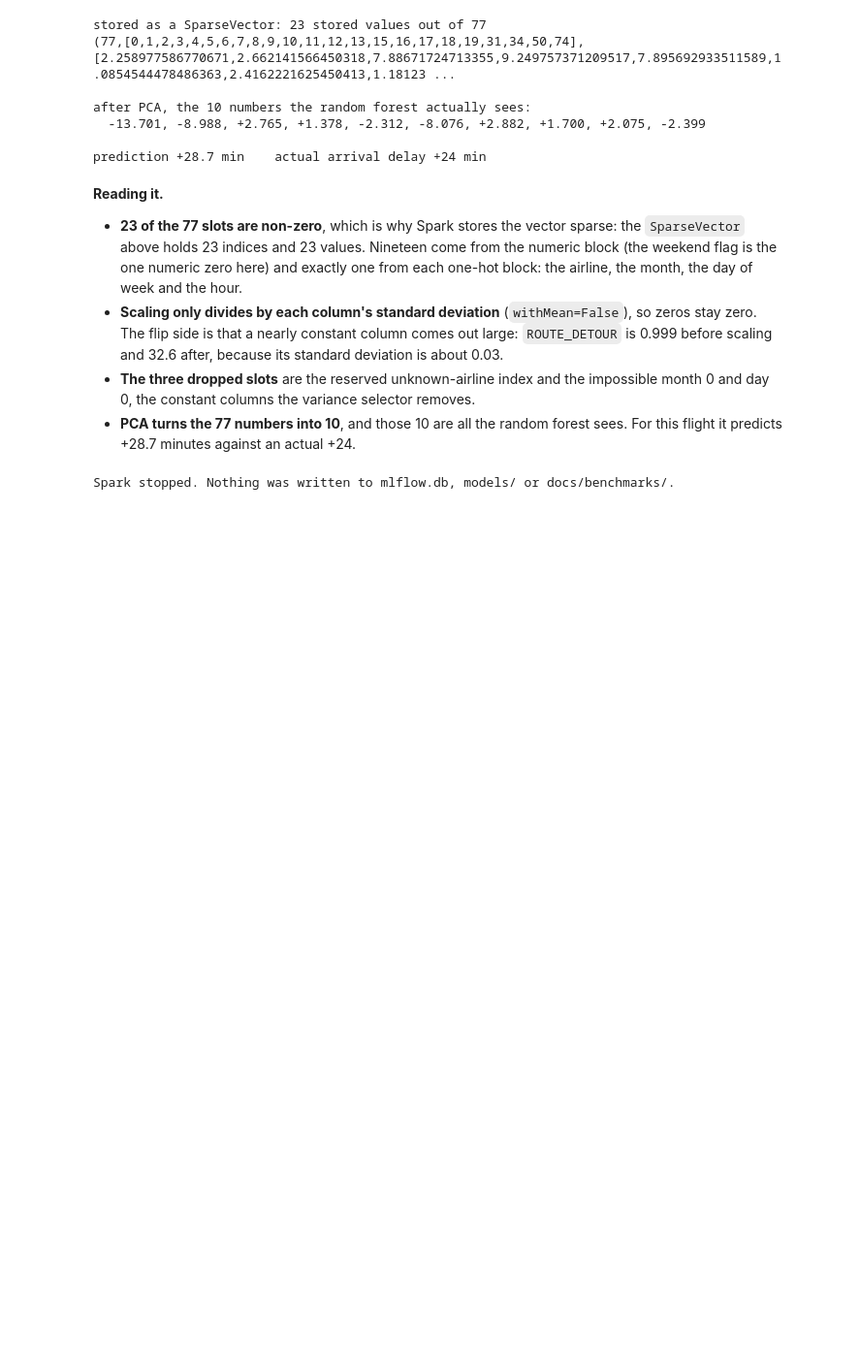
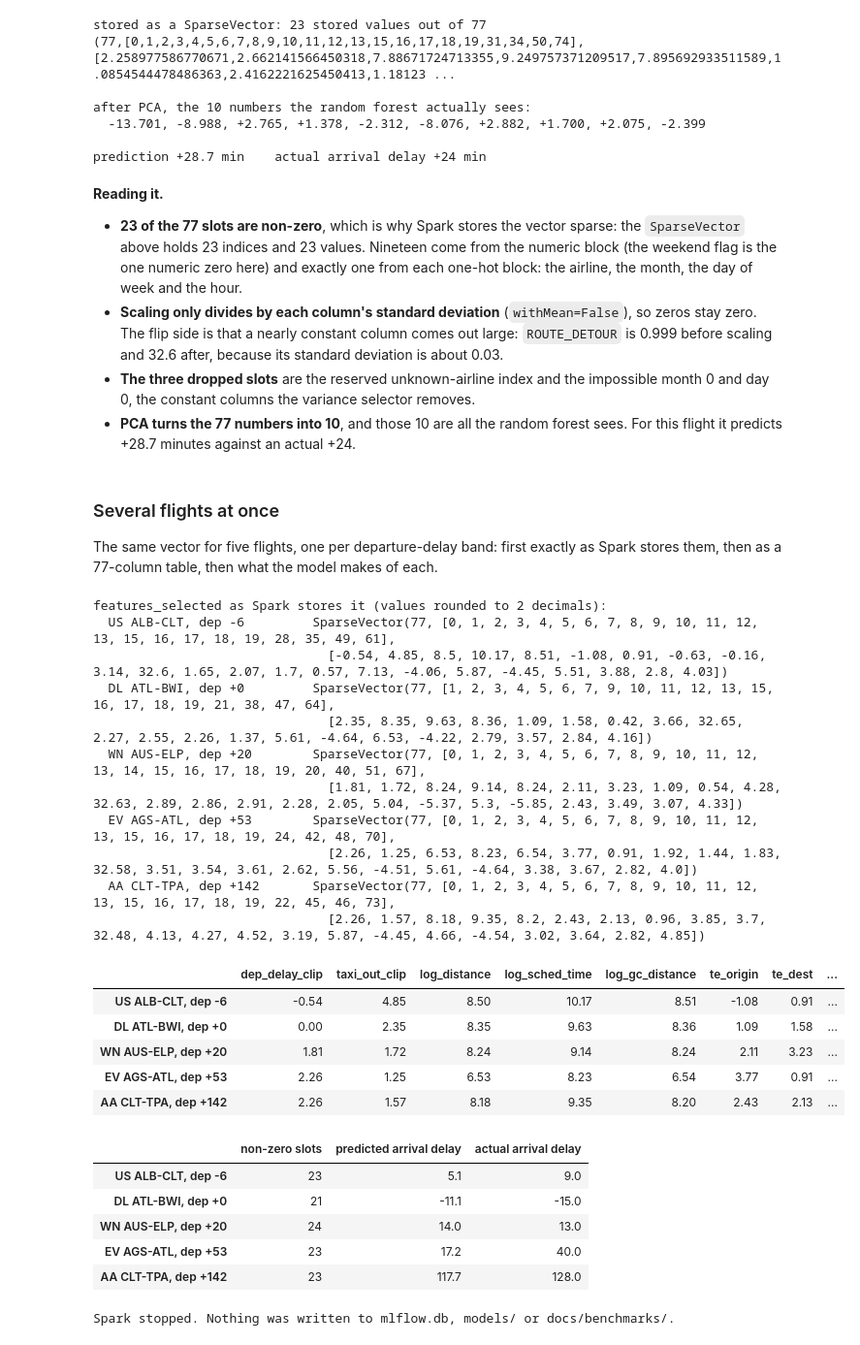
Before and after one commit to YN2TB/Supervised_learning_pipeline_spark, a Jupyter notebook: notebooks/visualisations.ipynb, the cells around one changed output. Shown at 97% size. Saved outputs shown, nothing was run; the diff lists cells and outputs as text; code cells hidden in the pictures; blank space fills up the shorter version.

Commit message:
Notebook: the vector for five flights side by side

```diff
--- a/notebooks/visualisations.ipynb
+++ b/notebooks/visualisations.ipynb
@@ -880,6 +880,74 @@ prediction +28.7 min    actual arrival delay +24 min
   impossible month 0 and day 0, the constant columns the variance selector removes.
 - **PCA turns the 77 numbers into 10**, and those 10 are all the random forest sees.
   For this flight it predicts +28.7 minutes against an actual +24.
+# %% [markdown]
+### Several flights at once
+
+The same vector for five flights, one per departure-delay band: first exactly as
+Spark stores them, then as a 77-column table, then what the model makes of each.
+# %%
+# One flight per departure-delay band, each from a different month, day and hour,
+# so the one-hot slots move between rows as well as the numbers.
+bands = [(-15, -5, 2, 5, 8), (0, 5, 5, 12, 11), (15, 25, 7, 18, 14),
+         (45, 60, 9, 23, 17), (120, 180, 12, 28, 20)]      # delay range, month, day, hour
+sample = None
+for lo, hi, month, day, hour in bands:
+    pick = (df.filter(F.col('DEPARTURE_DELAY').between(lo, hi) & (F.col('MONTH') == month)
+                      & (F.col('DAY') == day) & (F.col('DEP_HOUR') == hour))
+              .orderBy('SCHED_DEP_MIN', 'ROUTE').limit(1))
+    sample = pick if sample is None else sample.unionByName(pick)
+
+rows = (model.transform(sample.cache())
+             .select('AIRLINE', 'ROUTE', 'DEPARTURE_DELAY', 'label_delay',
+                     'features_selected', 'prediction')
+             .collect())
+labels = [f"{r['AIRLINE']} {r['ROUTE']}, dep {r['DEPARTURE_DELAY']:+.0f}" for r in rows]
+assert len(rows) == len(bands), 'a band found no flight'
+
+# 1. Exactly as Spark stores the column: (size, [indices], [values]), rounded for display.
+print('features_selected as Spark stores it (values rounded to 2 decimals):')
+for lab, r in zip(labels, rows):
+    arr = r['features_selected'].toArray()
+    idx = [int(i) for i in arr.nonzero()[0]]
+    print(f'  {lab:26s} {type(r["features_selected"]).__name__}(77, {idx},')
+    print(f'  {"":26s}   {[round(float(arr[i]), 2) for i in idx]})')
+
+# 2. The same five vectors as a table: one row per flight, one column per slot.
+pd.set_option('display.max_columns', 100)
+wide = pd.DataFrame([r['features_selected'].toArray().round(2) for r in rows],
+                    columns=[names[s] for s in kept], index=labels)
+display(wide)
+
+# 3. What the model makes of each.
+display(pd.DataFrame({
+    'non-zero slots': [int((r['features_selected'].toArray() != 0).sum()) for r in rows],
+    'predicted arrival delay': [round(r['prediction'], 1) for r in rows],
+    'actual arrival delay': [r['label_delay'] for r in rows],
+}, index=labels))
+# %% [output]
+features_selected as Spark stores it (values rounded to 2 decimals):
+  US ALB-CLT, dep -6         SparseVector(77, [0, 1, 2, 3, 4, 5, 6, 7, 8, 9, 10, 11, 12, 13, 15, 16, 17, 18, 19, 28, 35, 49, 61],
+                               [-0.54, 4.85, 8.5, 10.17, 8.51, -1.08, 0.91, -0.63, -0.16, 3.14, 32.6, 1.65, 2.07, 1.7, 0.57, 7.13, -4.06, 5.87, -4.45, 5.51, 3.88, 2.8, 4.03])
+  DL ATL-BWI, dep +0         SparseVector(77, [1, 2, 3, 4, 5, 6, 7, 9, 10, 11, 12, 13, 15, 16, 17, 18, 19, 21, 38, 47, 64],
+                               [2.35, 8.35, 9.63, 8.36, 1.09, 1.58, 0.42, 3.66, 32.65, 2.27, 2.55, 2.26, 1.37, 5.61, -4.64, 6.53, -4.22, 2.79, 3.57, 2.84, 4.16])
+  WN AUS-ELP, dep +20        SparseVector(77, [0, 1, 2, 3, 4, 5, 6, 7, 8, 9, 10, 11, 12, 13, 14, 15, 16, 17, 18, 19, 20, 40, 51, 67],
+                               [1.81, 1.72, 8.24, 9.14, 8.24, 2.11, 3.23, 1.09, 0.54, 4.28, 32.63, 2.89, 2.86, 2.91, 2.28, 2.05, 5.04, -5.37, 5.3, -5.85, 2.43, 3.49, 3.07, 4.33])
+  EV AGS-ATL, dep +53        SparseVector(77, [0, 1, 2, 3, 4, 5, 6, 7, 8, 9, 10, 11, 12, 13, 15, 16, 17, 18, 19, 24, 42, 48, 70],
+                               [2.26, 1.25, 6.53, 8.23, 6.54, 3.77, 0.91, 1.92, 1.44, 1.83, 32.58, 3.51, 3.54, 3.61, 2.62, 5.56, -4.51, 5.61, -4.64, 3.38, 3.67, 2.82, 4.0])
+  AA CLT-TPA, dep +142       SparseVector(77, [0, 1, 2, 3, 4, 5, 6, 7, 8, 9, 10, 11, 12, 13, 15, 16, 17, 18, 19, 22, 45, 46, 73],
+                               [2.26, 1.57, 8.18, 9.35, 8.2, 2.43, 2.13, 0.96, 3.85, 3.7, 32.48, 4.13, 4.27, 4.52, 3.19, 5.87, -4.45, 4.66, -4.54, 3.02, 3.64, 2.82, 4.85])
+|  | dep_delay_clip | taxi_out_clip | log_distance | log_sched_time | log_gc_distance | te_origin | te_dest | ... |
+| US ALB-CLT, dep -6 | -0.54 | 4.85 | 8.50 | 10.17 | 8.51 | -1.08 | 0.91 | ... |
+| DL ATL-BWI, dep +0 | 0.00 | 2.35 | 8.35 | 9.63 | 8.36 | 1.09 | 1.58 | ... |
+| WN AUS-ELP, dep +20 | 1.81 | 1.72 | 8.24 | 9.14 | 8.24 | 2.11 | 3.23 | ... |
+| EV AGS-ATL, dep +53 | 2.26 | 1.25 | 6.53 | 8.23 | 6.54 | 3.77 | 0.91 | ... |
+| AA CLT-TPA, dep +142 | 2.26 | 1.57 | 8.18 | 9.35 | 8.20 | 2.43 | 2.13 | ... |
+|  | non-zero slots | predicted arrival delay | actual arrival delay |
+| US ALB-CLT, dep -6 | 23 | 5.1 | 9.0 |
+| DL ATL-BWI, dep +0 | 21 | -11.1 | -15.0 |
+| WN AUS-ELP, dep +20 | 24 | 14.0 | 13.0 |
+| EV AGS-ATL, dep +53 | 23 | 17.2 | 40.0 |
+| AA CLT-TPA, dep +142 | 23 | 117.7 | 128.0 |
 # %%
 spark.stop()
 print('Spark stopped. Nothing was written to mlflow.db, models/ or docs/benchmarks/.')
```
